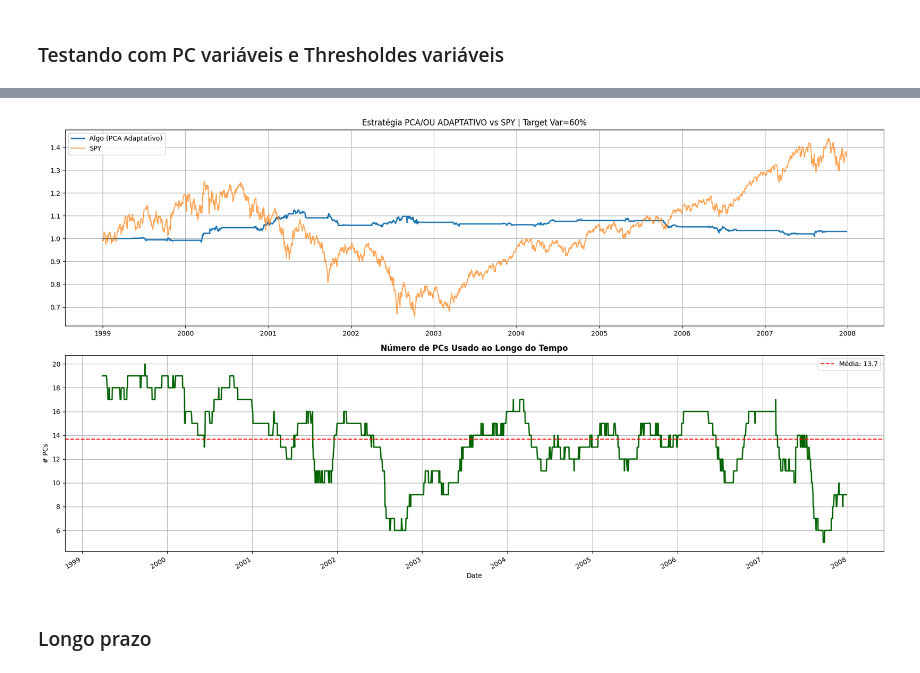
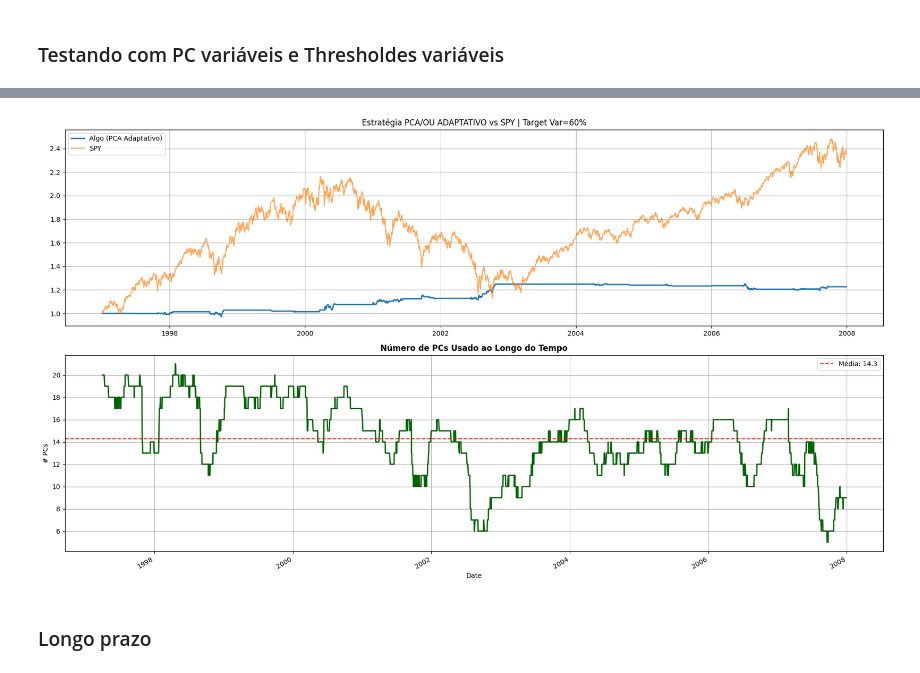
Before and after one commit to savio160502/Statistical-Arbitrage, a Jupyter notebook: run_backtest.ipynb, the cells around one changed output, grey strips where cells are left out. Saved outputs shown, nothing was run; the diff lists cells and outputs as text; code cells hidden in the pictures.

```diff
--- a/run_backtest.ipynb
+++ b/run_backtest.ipynb
@@ -380,10 +382,8 @@ analysis_results4 = analyze_strategy(
 # %%
-returns0 = returns.loc["1998-12-30":"2007-12-28"]
-returns_spy0 = returns_spy.loc["1998-12-30":"2007-12-28"]
-
 results5 = pca_portfolio_adaptive_pcs(
-    returns = returns0,
-    returns_spy = returns_spy0,
+    returns = returns,
+    returns_bench=returns_spy,
+    benchmark="SPY",
     variance_target = 0.60,
     min_pcs = 5,
     max_pcs = 35,
@@ -421,8 +421,8 @@ Tempo : 1999-04-14 00:00:00
 Tempo : 2007-12-24 00:00:00
 Tempo : 2007-12-26 00:00:00
 Tempo : 2007-12-27 00:00:00
 Tempo : 2007-12-28 00:00:00
-[figure, old version]
+[figure, new version]
 # %% [markdown]
 ### Longo prazo
 # %%
```
Also changed, not shown: parts of 21 cells of this notebook, 1 other file.
